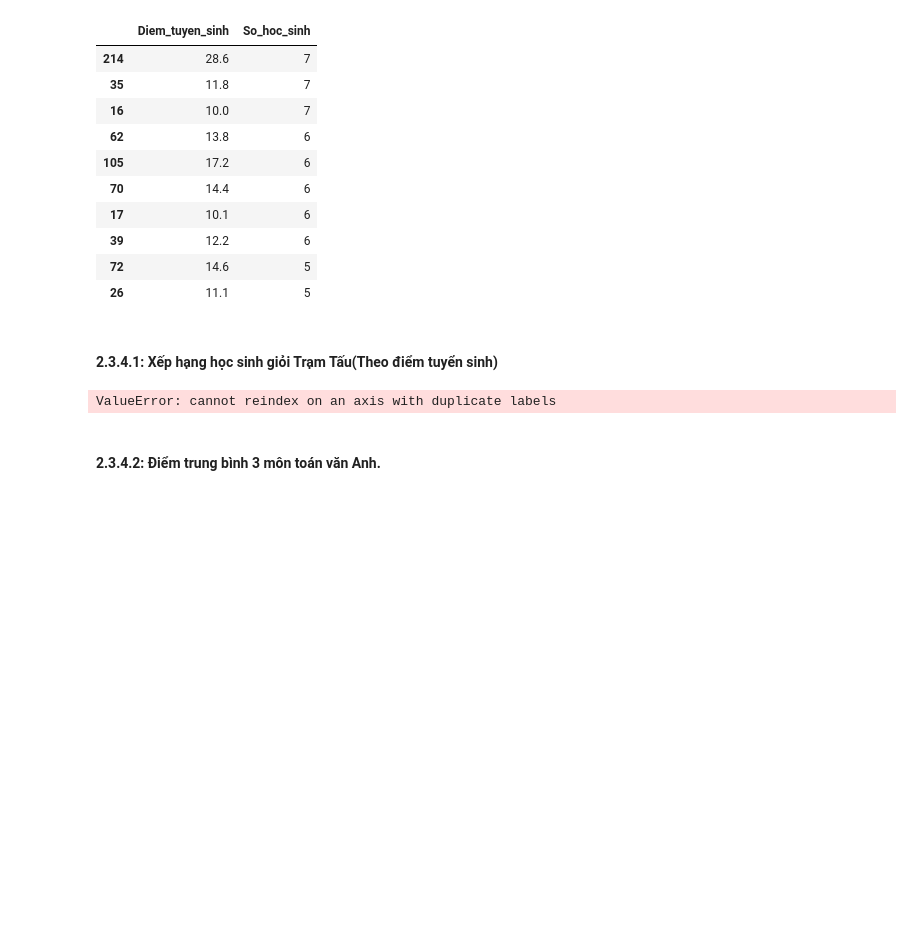
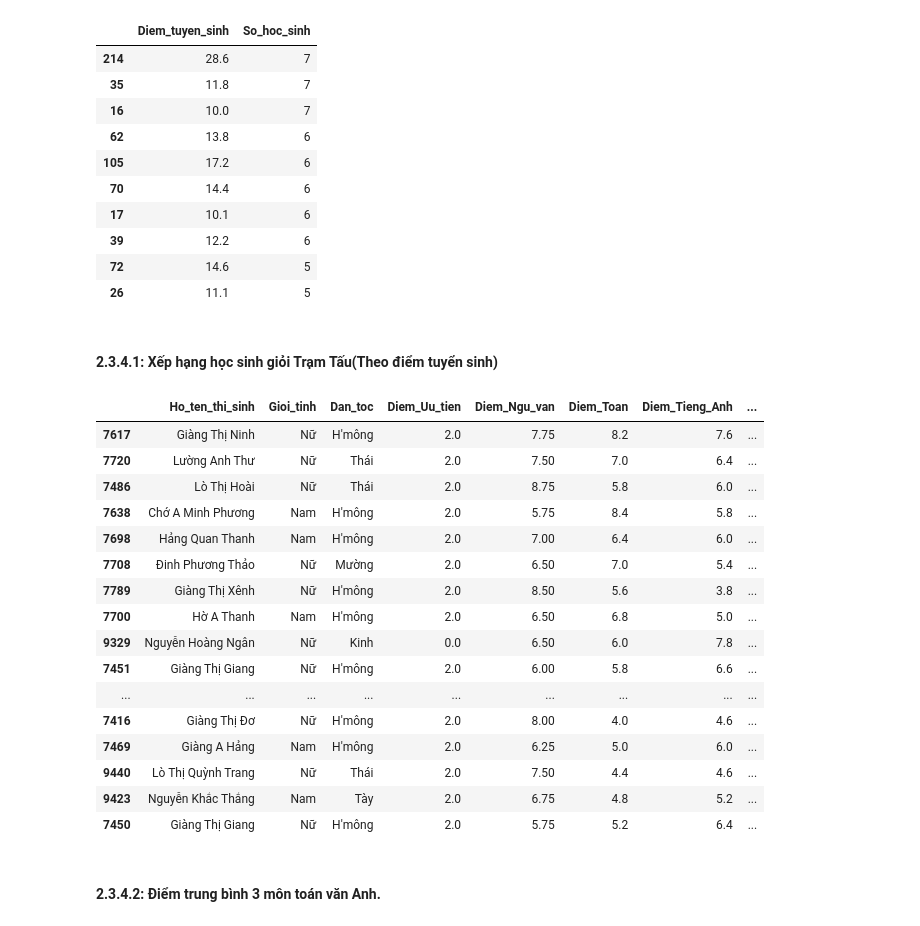
Before and after one commit to Bui-Minh-Quan/Phan_tich_diem_tuyen_sinh_Yen_Bai, a Jupyter notebook: Analyze.ipynb, the cells around one changed output. Saved outputs shown, nothing was run; the diff lists cells and outputs as text; code cells hidden in the pictures; blank space fills up the shorter version.

```diff
--- a/Analyze.ipynb
+++ b/Analyze.ipynb
@@ -510,11 +510,32 @@ df_grouped.head(10)
 # %% [markdown]
 #### 2.3.4.1: Xếp hạng học sinh giỏi Trạm Tấu(Theo điểm tuyển sinh)
 # %%
-df_grouped = df_Tram_Tau.filter(items = ['Ho_ten_thi_sinh', 'Gioi_tinh', 'Dan_toc', 'Diem_Uu_tien', 'Diem_Ngu_van', 'Diem_Toan', 'Diem_Tieng_Anh', 'Diem_tuyen_sinh'])
+df_Tram_Tau = df_Tram_Tau.loc[:, ~df_Tram_Tau.columns.duplicated()]
 
-df_grouped.sort_values(by = 'Diem_tuyen_sinh', ascending = False).head(20)
+# Now filter the DataFrame for specific columns
+df_grouped = df_Tram_Tau.filter(items=['Ho_ten_thi_sinh', 'Gioi_tinh', 'Dan_toc', 'Diem_Uu_tien', 'Diem_Ngu_van', 'Diem_Toan', 'Diem_Tieng_Anh', 'Diem_tuyen_sinh'])
+
+# Sort by 'Diem_tuyen_sinh' and display the top 20 rows
+df_grouped_sorted = df_grouped.sort_values(by='Diem_tuyen_sinh', ascending=False).head(20)
+df_grouped_sorted
 # %% [output]
-ValueError: cannot reindex on an axis with duplicate labels
+|  | Ho_ten_thi_sinh | Gioi_tinh | Dan_toc | Diem_Uu_tien | Diem_Ngu_van | Diem_Toan | Diem_Tieng_Anh | ... |
+| 7617 | Giàng Thị Ninh | Nữ | H'mông | 2.0 | 7.75 | 8.2 | 7.6 | ... |
+| 7720 | Lường Anh Thư | Nữ | Thái | 2.0 | 7.50 | 7.0 | 6.4 | ... |
+| 7486 | Lò Thị Hoài | Nữ | Thái | 2.0 | 8.75 | 5.8 | 6.0 | ... |
+| 7638 | Chớ A Minh Phương | Nam | H'mông | 2.0 | 5.75 | 8.4 | 5.8 | ... |
+| 7698 | Hảng Quan Thanh | Nam | H'mông | 2.0 | 7.00 | 6.4 | 6.0 | ... |
+| 7708 | Đinh Phương Thảo | Nữ | Mường | 2.0 | 6.50 | 7.0 | 5.4 | ... |
+| 7789 | Giàng Thị Xênh | Nữ | H'mông | 2.0 | 8.50 | 5.6 | 3.8 | ... |
+| 7700 | Hờ A Thanh | Nam | H'mông | 2.0 | 6.50 | 6.8 | 5.0 | ... |
+| 9329 | Nguyễn Hoàng Ngân | Nữ | Kinh | 0.0 | 6.50 | 6.0 | 7.8 | ... |
+| 7451 | Giàng Thị Giang | Nữ | H'mông | 2.0 | 6.00 | 5.8 | 6.6 | ... |
+| ... | ... | ... | ... | ... | ... | ... | ... | ... |
+| 7416 | Giàng Thị Đơ | Nữ | H'mông | 2.0 | 8.00 | 4.0 | 4.6 | ... |
+| 7469 | Giàng A Hảng | Nam | H'mông | 2.0 | 6.25 | 5.0 | 6.0 | ... |
+| 9440 | Lò Thị Quỳnh Trang | Nữ | Thái | 2.0 | 7.50 | 4.4 | 4.6 | ... |
+| 9423 | Nguyễn Khắc Thắng | Nam | Tày | 2.0 | 6.75 | 4.8 | 5.2 | ... |
+| 7450 | Giàng Thị Giang | Nữ | H'mông | 2.0 | 5.75 | 5.2 | 6.4 | ... |
 # %% [markdown]
 #### 2.3.4.2: Điểm trung bình 3 môn toán văn Anh.
 # %%
```
